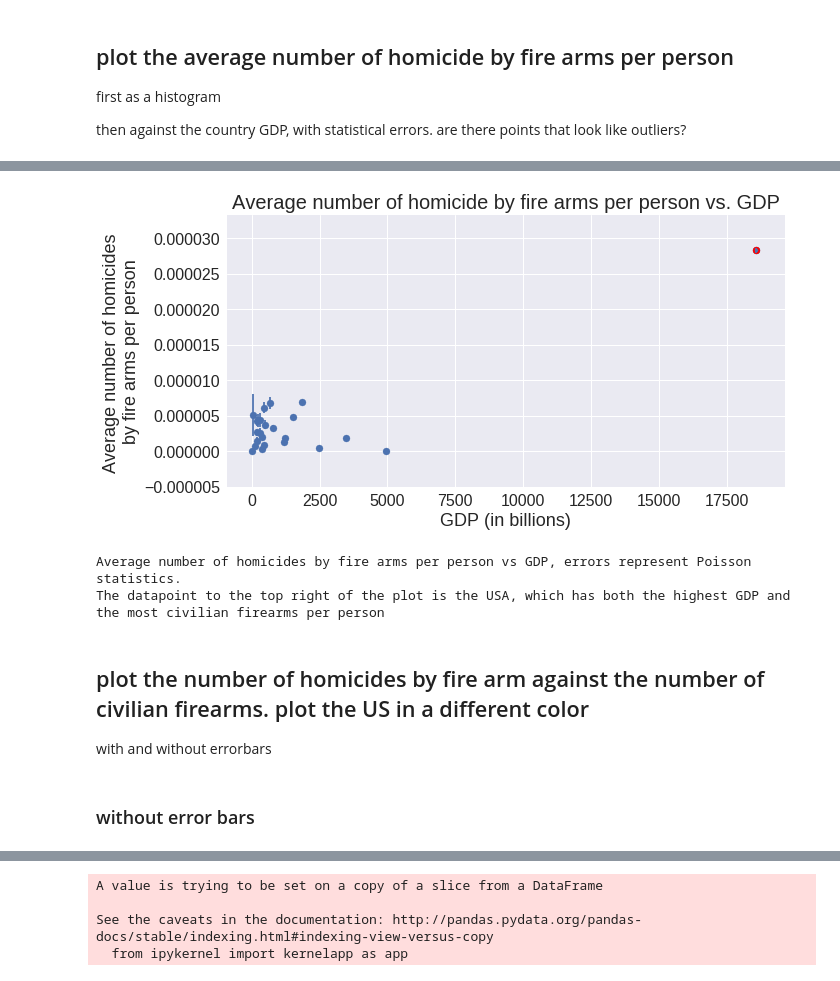
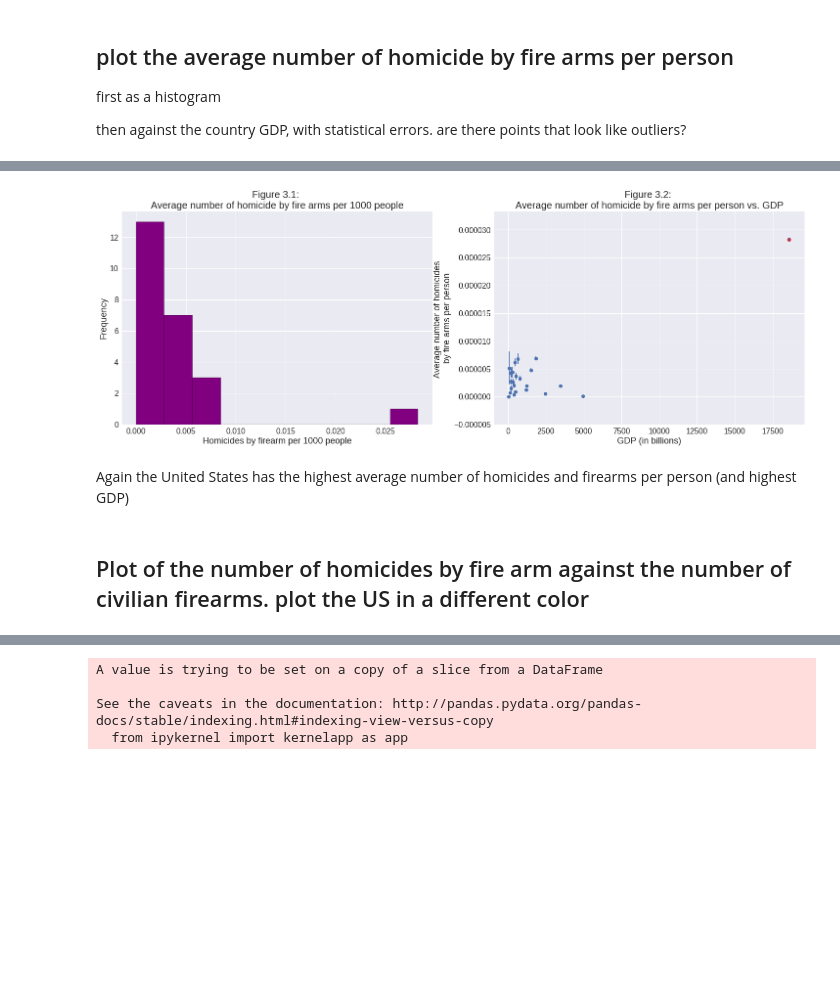
Before and after one commit to jkastelan/PUI2017_jlk635, a Jupyter notebook: HW5_jlk635/Assignment3_jlk635.ipynb, the cells around one changed output, grey strips where cells are left out. Drawn from its saved outputs; the diff is of its cells as text; code cells hidden in the pictures; blank space fills up the shorter version.

```diff
--- a/HW5_jlk635/Assignment3_jlk635.ipynb
+++ b/HW5_jlk635/Assignment3_jlk635.ipynb
@@ -222,35 +173,38 @@ pl.title("Average number of homicide by fire arms per 1000 people", fontsize=20)
 # %%
-#with error bars
+fig = pl.figure(figsize=(25,8))
+ax = fig.add_subplot(121)
+
+ax.tick_params(axis='both',labelsize=16)
+ax.hist(df_['Number of homicides by firearm'] / df_['pop'] * 1000, color='purple', edgecolor='black')
+ax.set_xlabel('Homicides by firearm per 1000 people', fontsize=18);
+ax.set_ylabel("Frequency", fontsize=18)
+pl.title("Figure 3.1: \nAverage number of homicide by fire arms per 1000 people", fontsize=20);
+
+
 
 df_['Average number of homicides by fire arms per person'] = df_['Number of homicides by firearm'] / df_['pop']
 
-fig = pl.figure(figsize=(10,5))
-ax = fig.add_subplot(111)
+
+ax = fig.add_subplot(122)
 
 scatter = ax.scatter(df_.gdp / 1e9, df_['Average number of homicides by fire arms per person'])
 scatter2 = ax.scatter(df_.gdp.max() / 1e9, df_['Average number of homicides by fire arms per person'].max(),color='red')
 ax.errorbar(df_.gdp / 1e9, df_['Average number of homicides by fire arms per person'],
             yerr = np.sqrt(df_['Number of homicides by firearm'] * 1.0) / df_['pop'], fmt = '.')
 #ax.errorbar(df_.gdp.max() / 1e9, df_['Average number of homicides by fire arms per person'].max(),
- #           yerr = (np.sqrt(df_['Number of homicides by firearm'] * 1.0) / df_['pop']), color='r', fmt = '.')
+#           yerr = (np.sqrt(df_['Number of homicides by firearm'] * 1.0) / df_['pop']), color='r', fmt = '.')
 ax.tick_params(axis='both',labelsize=16)
 ax.set_xlabel("GDP (in billions)", fontsize=18)
 ax.set_ylabel("Average number of homicides \nby fire arms per person", fontsize=18)
 ax.set_ylim(-0.000005,df_['Average number of homicides by fire arms per person'].max() + 0.000005)
-pl.title("Average number of homicide by fire arms per person vs. GDP", fontsize=20);
-pl.show()
-print ("Average number of homicides by fire arms per person vs GDP, " +
-       "errors represent Poisson statistics.\n" +
-       "The datapoint to the top right of the plot is the USA, " +
-       "which has both the highest GDP and the most civilian firearms per person")
+pl.title("Figure 3.2: \nAverage number of homicide by fire arms per person vs. GDP", fontsize=20);
+pl.show();
+pl.tight_layout;
 # %% [output]
-[figure, old version]
+[figure, new version]
-Average number of homicides by fire arms per person vs GDP, errors represent Poisson statistics.
-The datapoint to the top right of the plot is the USA, which has both the highest GDP and the most civilian firearms per person
+# %% [markdown]
+Again the United States has the highest average number of homicides and firearms per person (and highest GDP)
 # %% [markdown]
-## plot the number of  homicides by fire arm against the number of civilian firearms. plot the  US in a different color
-with and without errorbars
+## Plot of the number of  homicides by fire arm against the number of civilian firearms. plot the  US in a different color
-# %% [markdown]
-### without error bars
 # %%
 
```
Also changed, not shown: parts of 47 cells of this notebook.
